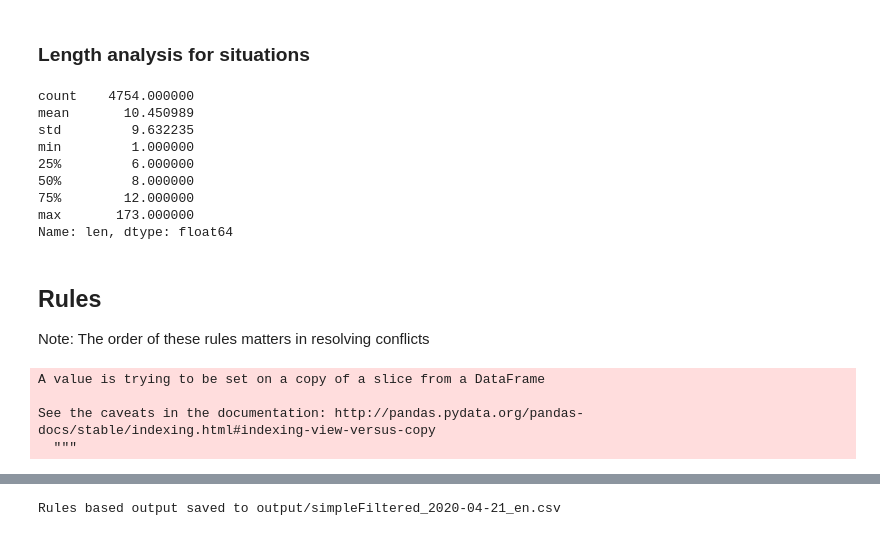
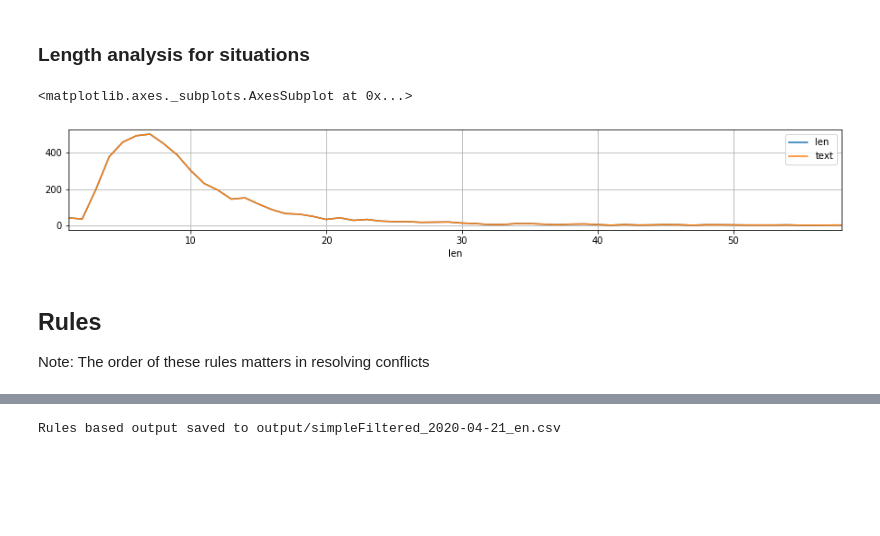
Before and after one commit to dialoguemd-archives/covidfaq, a Jupyter notebook: experiments/QuesSort Pipeline - Filter style.ipynb, the cells around one changed output, grey strips where cells are left out. Saved outputs shown, nothing was run; the diff lists cells and outputs as text; code cells hidden in the pictures; blank space fills up the shorter version.

```diff
--- a/experiments/QuesSort Pipeline - Filter style.ipynb
+++ b/experiments/QuesSort Pipeline - Filter style.ipynb
@@ -239,18 +241,11 @@ dataset["len"] = dataset.text.apply(lambda x: len(x.split()))
 # %%
 # Set default value
 dataset["cluster"] = "unclassified"
-# %%
-dataset.len.describe()
-# %% [output]
-count    4754.000000
-mean       10.450989
-std         9.632235
-min         1.000000
-25%         6.000000
-50%         8.000000
-75%        12.000000
-max       173.000000
-Name: len, dtype: float64
+# %%
+dataset[dataset.len<60].groupby("len")["len","text"].count().plot(figsize=(15,2),grid=True)
+# %% [output]
+<matplotlib.axes._subplots.AxesSubplot at 0x...>
+[figure, added]
 # %% [markdown]
 ## Rules
 Note: The order of these rules matters in resolving conflicts
@@ -259,9 +254,4 @@ Note: The order of these rules matters in resolving conflicts
 dataset.loc[
                     (dataset.cluster=="unclassified") &
                     (dataset.len > 15)
-                , "cluster" ] = "not-general"
+                , "cluster" ] = "too-much-information"
-# %% [output]
-A value is trying to be set on a copy of a slice from a DataFrame
-
-See the caveats in the documentation: http://pandas.pydata.org/pandas-docs/stable/indexing.html#indexing-view-versus-copy
-  """
```
Also changed, not shown: parts of 43 cells of this notebook, 2 other files.
